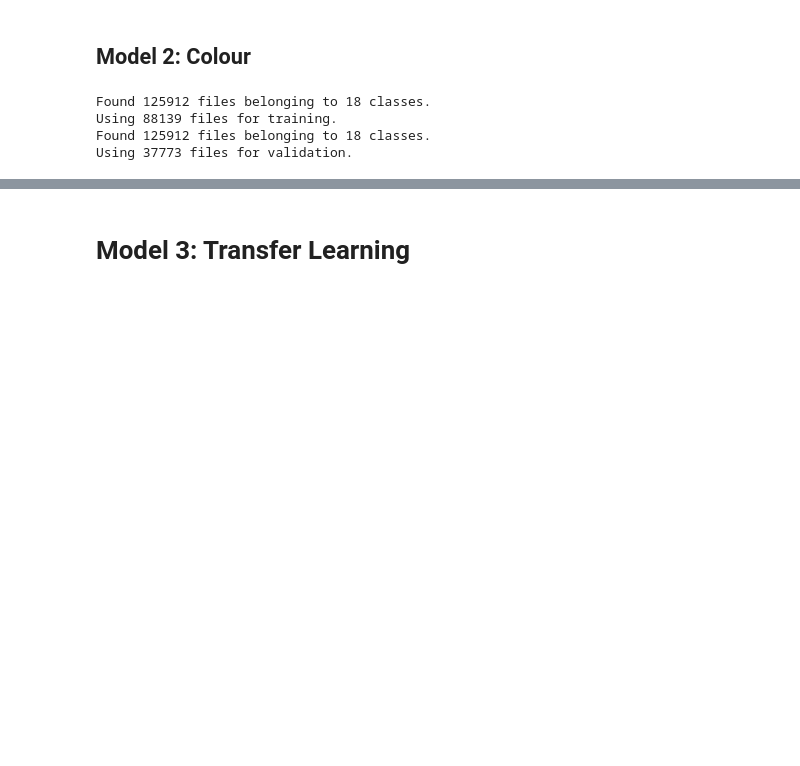
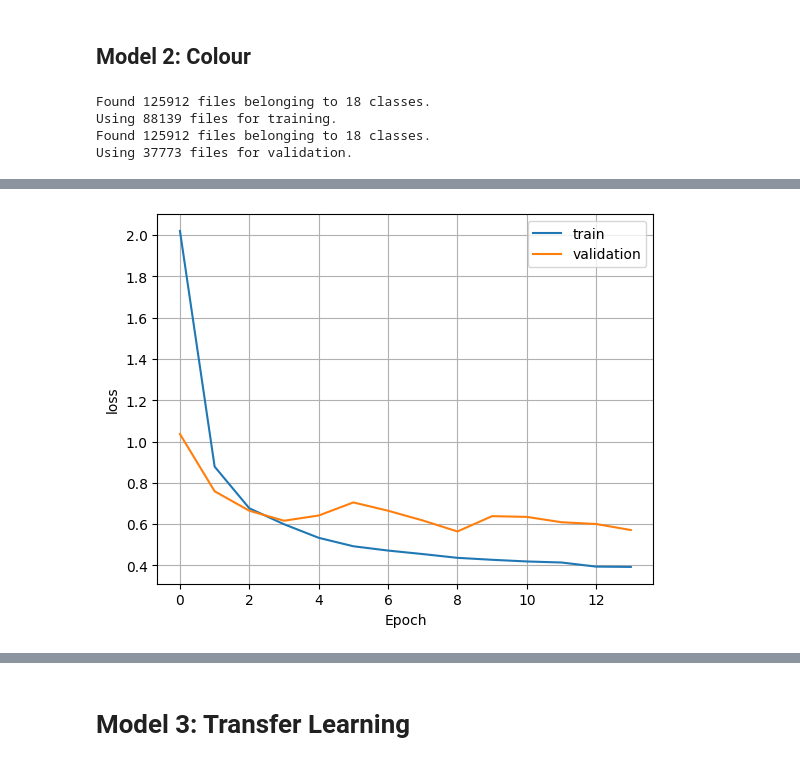
Before and after one commit to duechayapolgmit/gbui-projects-2024, a Jupyter notebook: assignment-2/g00388741_development.ipynb, the cells around one changed output, grey strips where cells are left out. Saved outputs shown, nothing was run; the diff lists cells and outputs as text; code cells hidden in the pictures; blank space fills up the shorter version.

```diff
--- a/assignment-2/g00388741_development.ipynb
+++ b/assignment-2/g00388741_development.ipynb
@@ -265,5 +298,6 @@ model2.compile(optimizer=tf.keras.optimizers.Adam(),
               loss=tf.keras.losses.CategoricalCrossentropy(from_logits=False),
               metrics=['accuracy'])
 # %%
-history2 = model2.fit(training_data_set, validation_data=validation_data_set, epochs=100, callbacks=[callback])
+callback = tf.keras.callbacks.EarlyStopping(monitor='val_loss', patience=4, restore_best_weights=True)
+history2 = model2.fit(training_data_set, validation_data=validation_data_set, epochs=50, callbacks=[callback])
 # %% [output]
@@ -301 +321,5 @@ Epoch 8/100
+# %%
+plot_loss(history2)
+# %% [output]
+[figure, added]
 # %%
```
Also changed, not shown: parts of 27 cells of this notebook.
